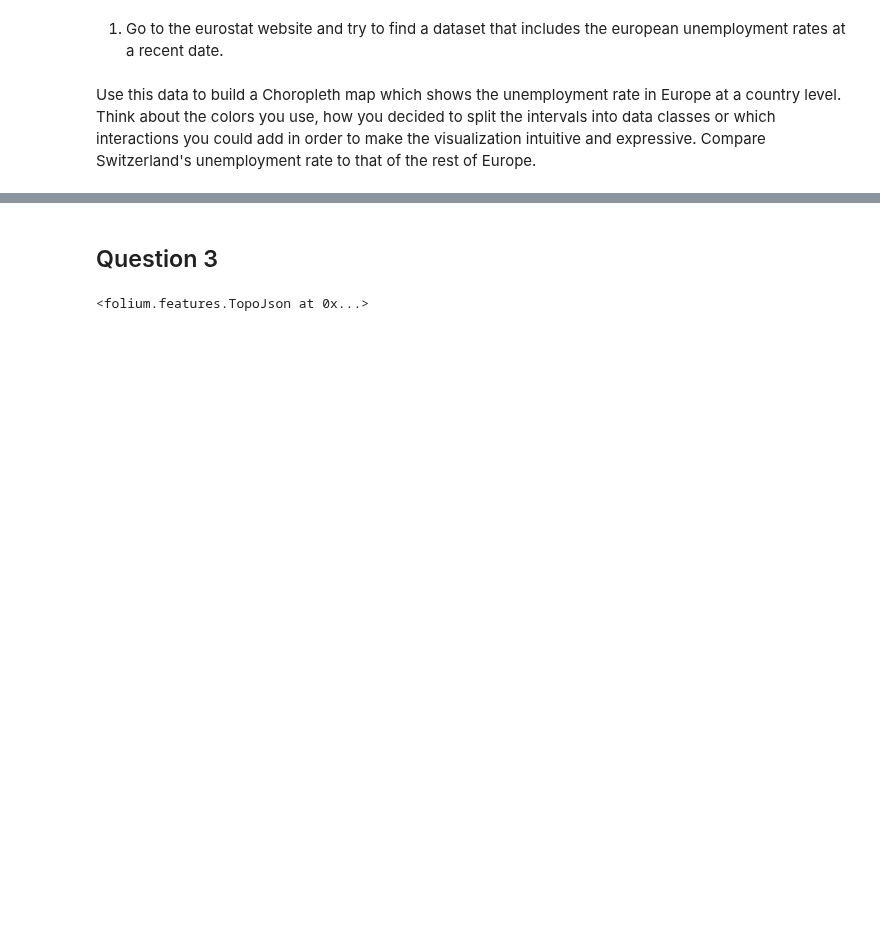
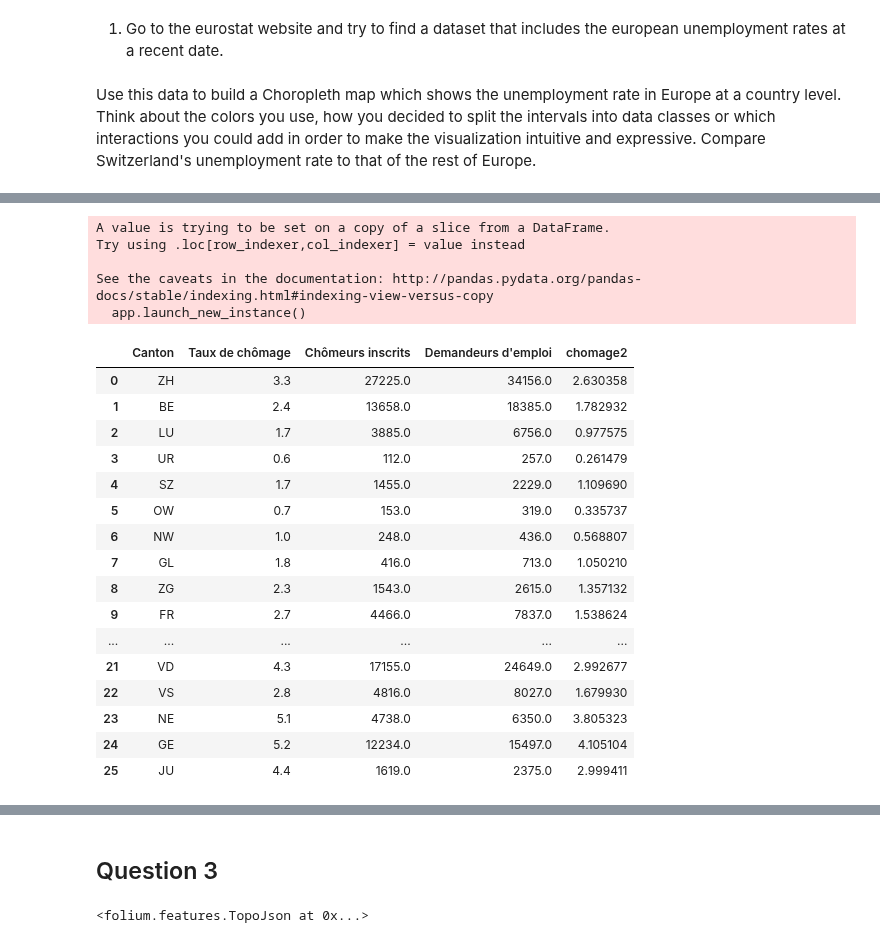
Before and after one commit to raphaelBarman/ADA-dh, a Jupyter notebook: 03 - Interactive Viz/Homework 3.ipynb, the cells around one changed output, grey strips where cells are left out. Cells and saved outputs as stored; diff of their text form; code cells hidden in the pictures; blank space fills up the shorter version.

```diff
--- a/03 - Interactive Viz/Homework 3.ipynb
+++ b/03 - Interactive Viz/Homework 3.ipynb
@@ -45,0 +79,9 @@ m_europe
+# %%
+swiss_unemp_path_2 = 'chomage.csv'
+swiss_unemp_data_2 = pd.read_csv(swiss_unemp_path_2, encoding='utf_16')
+swiss_unemp_data_2['Chômeurs inscrits'] = swiss_unemp_data_2['Chômeurs inscrits'].apply(to_number)
+swiss_unemp_data_2['Demandeurs d\'emploi'] = swiss_unemp_data_2['Demandeurs d\'emploi'].apply(to_number)
+swiss_unemp_data_2['Demandeurs d\'emploi non chômeurs'] = swiss_unemp_data_2['Demandeurs d\'emploi non chômeurs'].apply(to_number)
+swiss_unemp_data_map1 = swiss_unemp_data_2[['Canton','Taux de chômage']]
+
+swiss_unemp_data_map1
@@ -45,0 +115,28 @@ m_europe
+# %%
+swiss_unemp_data_map2 = swiss_unemp_data_2[['Canton','Taux de chômage','Chômeurs inscrits','Demandeurs d\'emploi']]
+
+swiss_unemp_data_map2['chomage2'] = swiss_unemp_data_map2['Taux de chômage']*swiss_unemp_data_map2['Chômeurs inscrits']/swiss_unemp_data_map2['Demandeurs d\'emploi']
+swiss_unemp_data_map2
+# %% [output]
+A value is trying to be set on a copy of a slice from a DataFrame.
+Try using .loc[row_indexer,col_indexer] = value instead
+
+See the caveats in the documentation: http://pandas.pydata.org/pandas-docs/stable/indexing.html#indexing-view-versus-copy
+  app.launch_new_instance()
+|  | Canton | Taux de chômage | Chômeurs inscrits | Demandeurs d'emploi | chomage2 |
+| 0 | ZH | 3.3 | 27225.0 | 34156.0 | 2.630358 |
+| 1 | BE | 2.4 | 13658.0 | 18385.0 | 1.782932 |
+| 2 | LU | 1.7 | 3885.0 | 6756.0 | 0.977575 |
+| 3 | UR | 0.6 | 112.0 | 257.0 | 0.261479 |
+| 4 | SZ | 1.7 | 1455.0 | 2229.0 | 1.109690 |
+| 5 | OW | 0.7 | 153.0 | 319.0 | 0.335737 |
+| 6 | NW | 1.0 | 248.0 | 436.0 | 0.568807 |
+| 7 | GL | 1.8 | 416.0 | 713.0 | 1.050210 |
+| 8 | ZG | 2.3 | 1543.0 | 2615.0 | 1.357132 |
+| 9 | FR | 2.7 | 4466.0 | 7837.0 | 1.538624 |
+| ... | ... | ... | ... | ... | ... |
+| 21 | VD | 4.3 | 17155.0 | 24649.0 | 2.992677 |
+| 22 | VS | 2.8 | 4816.0 | 8027.0 | 1.679930 |
+| 23 | NE | 5.1 | 4738.0 | 6350.0 | 3.805323 |
+| 24 | GE | 5.2 | 12234.0 | 15497.0 | 4.105104 |
+| 25 | JU | 4.4 | 1619.0 | 2375.0 | 2.999411 |
```
Also changed, not shown: parts of 10 cells of this notebook, 1 other file.
